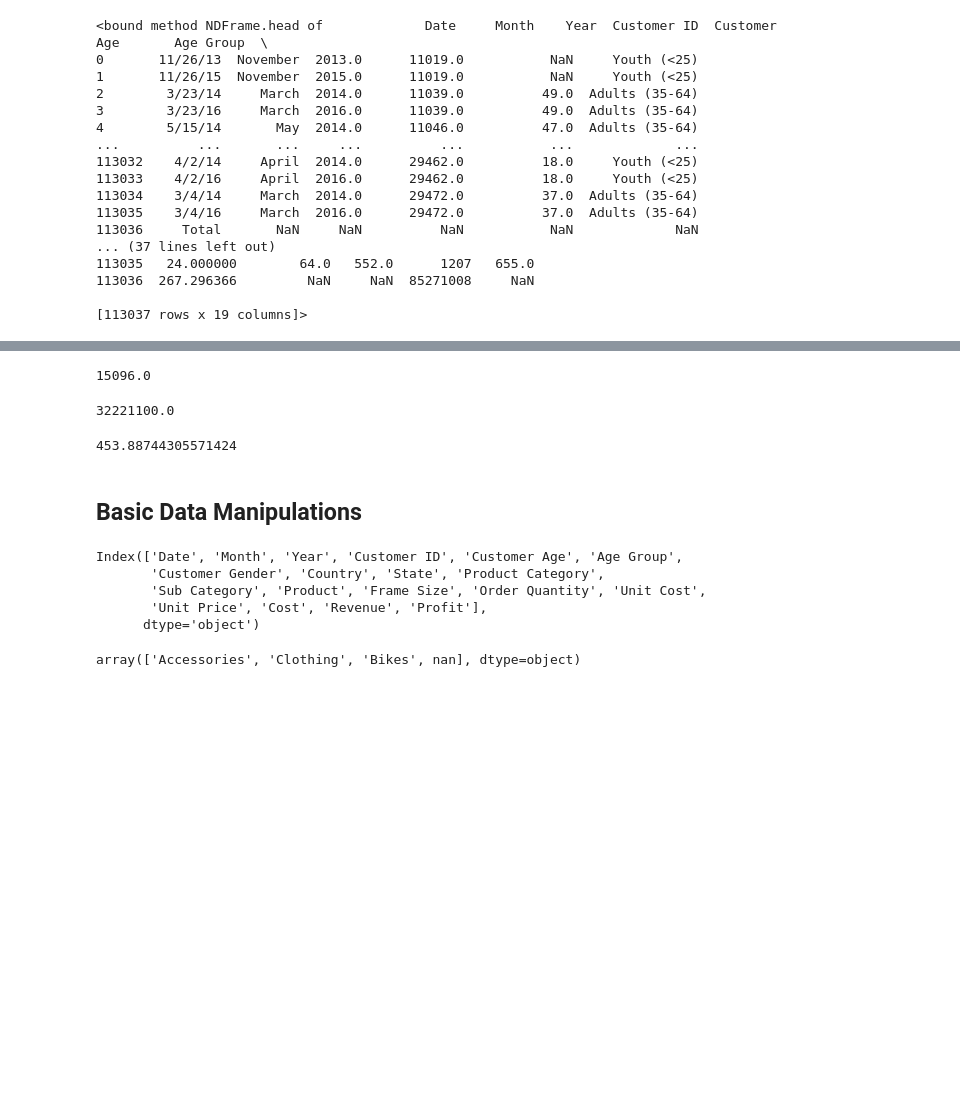
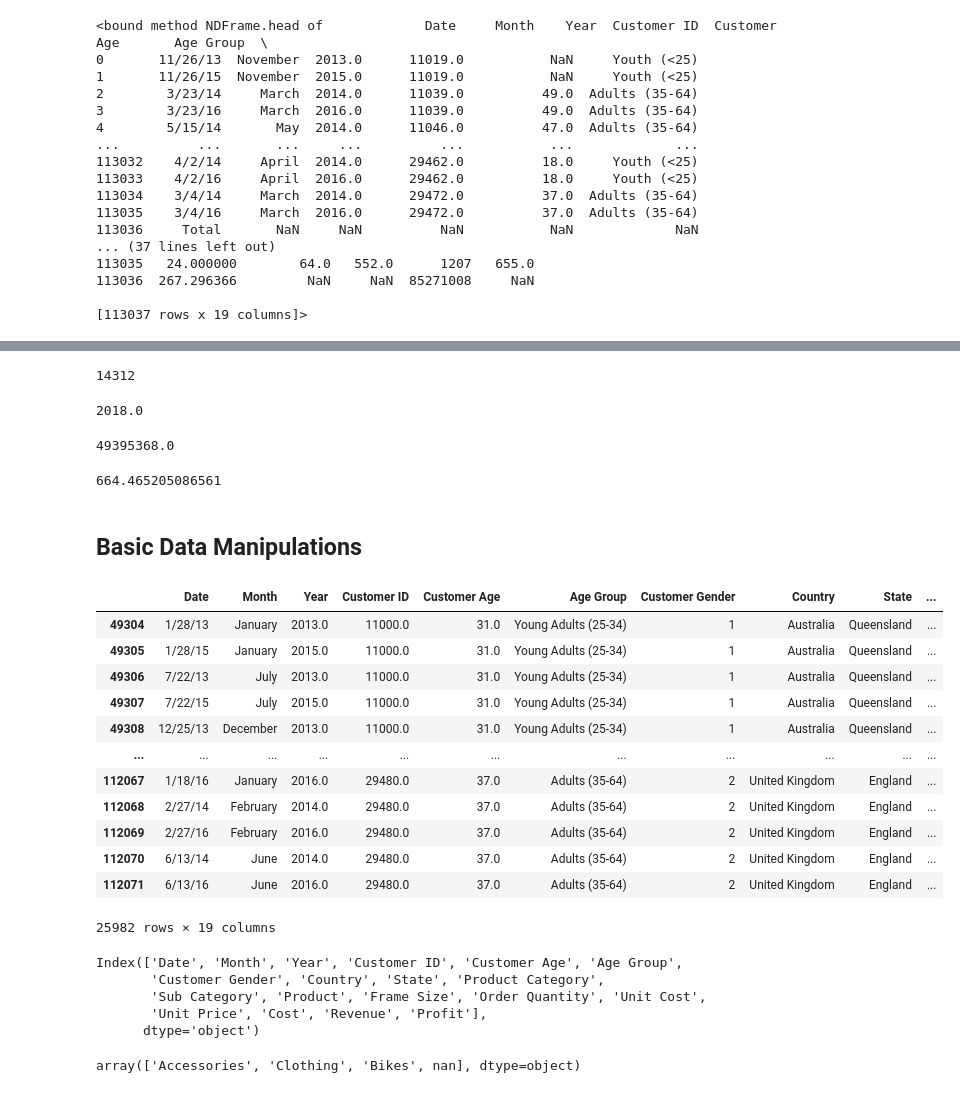
Before and after one commit to lovissahuigita/ekskul_data_science_demo, a Jupyter notebook: week5/Week 5 Demo.ipynb, the cells around one changed output, grey strips where cells are left out. Saved outputs shown, nothing was run; the diff lists cells and outputs as text; code cells hidden in the pictures; blank space fills up the shorter version.

```diff
--- a/week5/Week 5 Demo.ipynb
+++ b/week5/Week 5 Demo.ipynb
@@ -116,25 +145,45 @@ df.Profit.min()
 # %%
-df.Profit.max()
+dropped_df.Revenue.max()
 # %% [output]
-15096.0
+14312
+# %%
+dropped_df.Revenue.median()
+# %% [output]
+2018.0
 # %%
-df.Profit.sum()
+dropped_df['Unit Price'].sum()
 # %% [output]
-32221100.0
+49395368.0
 # %%
-df.Profit.std()
+dropped_df.Profit.std()
 # %% [output]
-453.88744305571424
+664.465205086561
 # %% [markdown]
 ## Basic Data Manipulations
 # %%
-df.columns
+dropped_df
 # %% [output]
+|  | Date | Month | Year | Customer ID | Customer Age | Age Group | Customer Gender | Country | State | ... |
+| 49304 | 1/28/13 | January | 2013.0 | 11000.0 | 31.0 | Young Adults (25-34) | 1 | Australia | Queensland | ... |
+| 49305 | 1/28/15 | January | 2015.0 | 11000.0 | 31.0 | Young Adults (25-34) | 1 | Australia | Queensland | ... |
+| 49306 | 7/22/13 | July | 2013.0 | 11000.0 | 31.0 | Young Adults (25-34) | 1 | Australia | Queensland | ... |
+| 49307 | 7/22/15 | July | 2015.0 | 11000.0 | 31.0 | Young Adults (25-34) | 1 | Australia | Queensland | ... |
+| 49308 | 12/25/13 | December | 2013.0 | 11000.0 | 31.0 | Young Adults (25-34) | 1 | Australia | Queensland | ... |
+| ... | ... | ... | ... | ... | ... | ... | ... | ... | ... | ... |
+| 112067 | 1/18/16 | January | 2016.0 | 29480.0 | 37.0 | Adults (35-64) | 2 | United Kingdom | England | ... |
+| 112068 | 2/27/14 | February | 2014.0 | 29480.0 | 37.0 | Adults (35-64) | 2 | United Kingdom | England | ... |
+| 112069 | 2/27/16 | February | 2016.0 | 29480.0 | 37.0 | Adults (35-64) | 2 | United Kingdom | England | ... |
+| 112070 | 6/13/14 | June | 2014.0 | 29480.0 | 37.0 | Adults (35-64) | 2 | United Kingdom | England | ... |
+| 112071 | 6/13/16 | June | 2016.0 | 29480.0 | 37.0 | Adults (35-64) | 2 | United Kingdom | England | ... |
-Index(['Date', 'Month', 'Year', 'Customer ID', 'Customer Age', 'Age Group',
-       'Customer Gender', 'Country', 'State', 'Product Category',
-       'Sub Category', 'Product', 'Frame Size', 'Order Quantity', 'Unit Cost',
-       'Unit Price', 'Cost', 'Revenue', 'Profit'],
-      dtype='object')
+25982 rows × 19 columns
+# %%
+df.columns
+# %% [output]
+Index(['Date', 'Month', 'Year', 'Customer ID', 'Customer Age', 'Age Group',
+       'Customer Gender', 'Country', 'State', 'Product Category',
+       'Sub Category', 'Product', 'Frame Size', 'Order Quantity', 'Unit Cost',
+       'Unit Price', 'Cost', 'Revenue', 'Profit'],
+      dtype='object')
 # %%
 df["Product Category"].unique()
 # %% [output]
```
Also changed, not shown: parts of 25 cells of this notebook.
